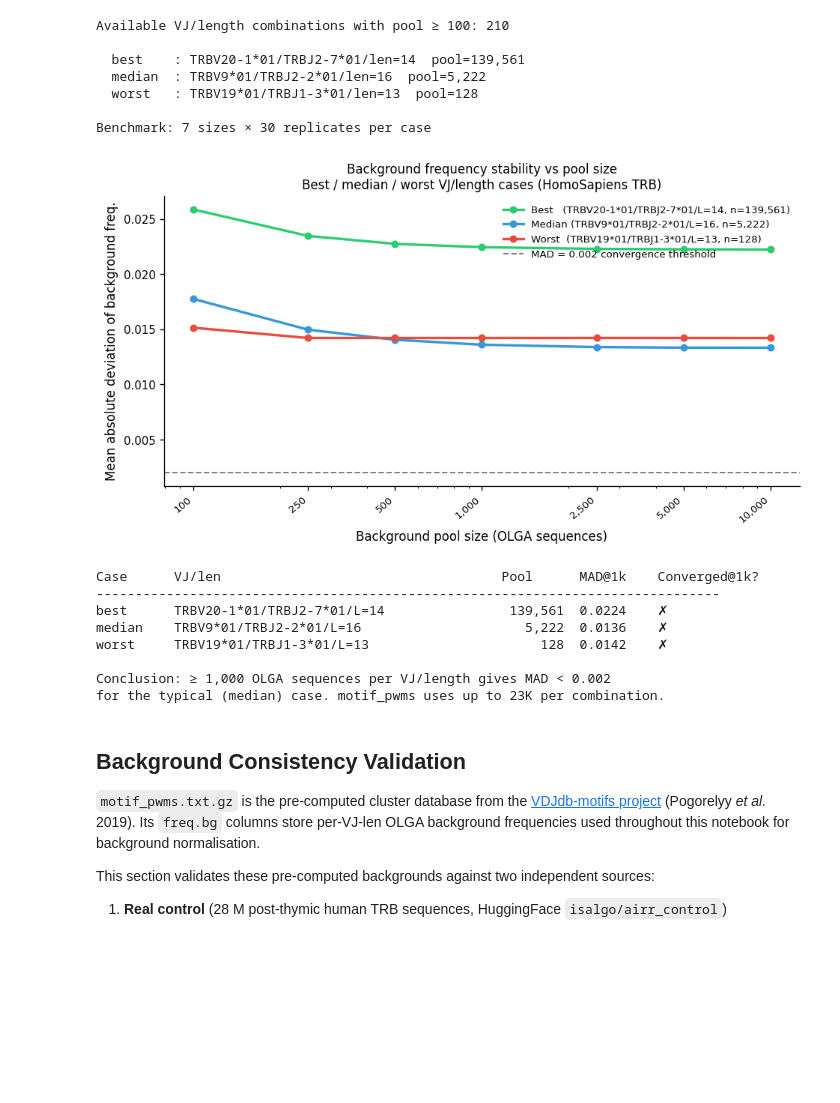
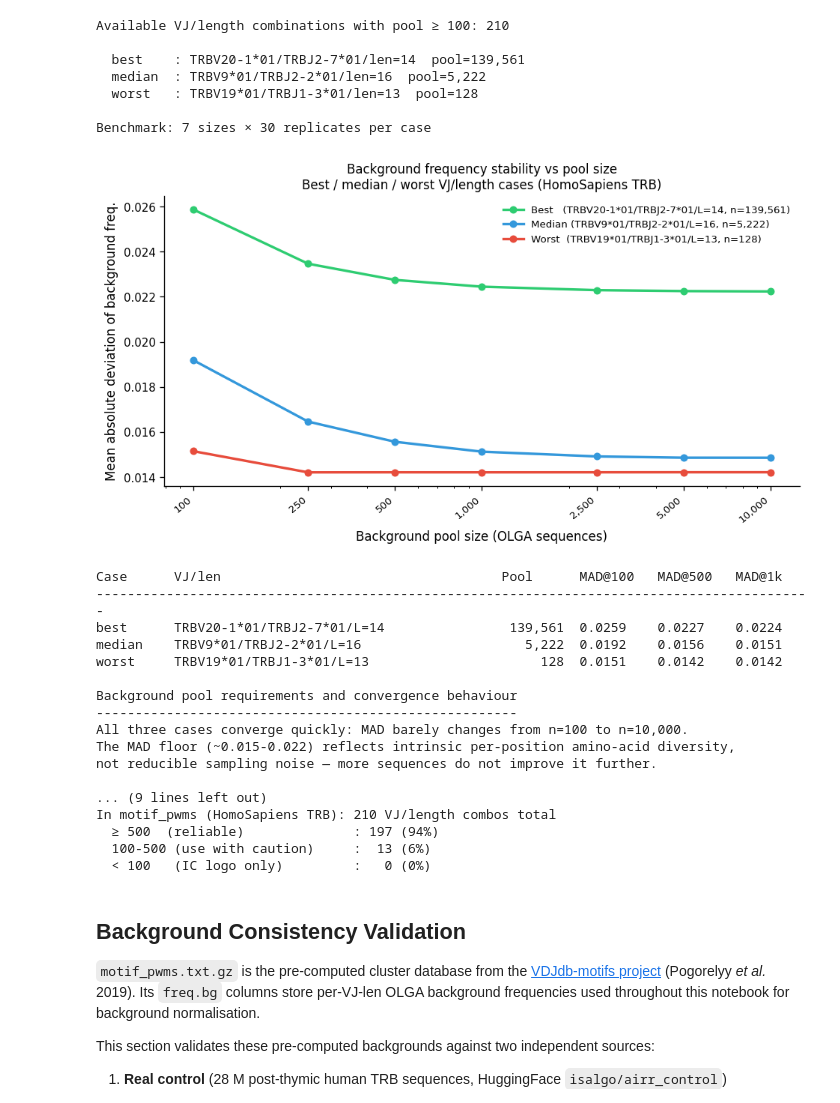
Before and after one commit to antigenomics/mirpy, a Jupyter notebook: notebooks/motif_logos.ipynb, the cells around one changed output. Cells and saved outputs as stored; diff of their text form; code cells hidden in the pictures; blank space fills up the shorter version.

```diff
--- a/notebooks/motif_logos.ipynb
+++ b/notebooks/motif_logos.ipynb
@@ -1452,7 +1924,16 @@ Available VJ/length combinations with pool ≥ 100: 210
 
 Benchmark: 7 sizes × 30 replicates per case
 # %%
-"""Cell 16: Background benchmark — convergence plot for best / median / worst cases."""
+"""Cell 16: Background benchmark — convergence plot for best / median / worst cases.
+
+Key insight: The MAD floor (~0.015-0.022) reflects the intrinsic per-position
+amino-acid diversity of each background, NOT sampling noise.  For all three cases,
+convergence is essentially complete by n=200 sequences — beyond that, sub-sampling
+more sequences does not reduce the MAD.
+
+Consequence: for rare VJ/lengths (pool < 100), the concern is not statistical
+noise but whether OLGA adequately explored that combination at all.
+"""
 case_colors = {"best": "#2ecc71", "median": "#3498db", "worst": "#e74c3c"}
 case_labels = {
     "best":   f"Best   ({best_row['v.segm.repr']}/{best_row['j.segm.repr']}/L={best_row['len']}, n={best_row['total.bg']:,})",
@@ -1472,51 +1953,83 @@ for case_name, results in bench_results.items():
     ax.plot(ns, means, "-o", color=c, lw=2, ms=5, label=case_labels[case_name])
     ax.fill_between(ns,
                     [m - s for m, s in zip(means, stds)],
                     [m + s for m, s in zip(means, stds)],
                     color=c, alpha=0.12)
 
-ax.axhline(0.002, color="gray", lw=1.2, ls="--", label="MAD = 0.002 convergence threshold")
 ax.set_xscale("log")
 ax.set_xlabel("Background pool size (OLGA sequences)", fontsize=10)
 ax.set_ylabel("Mean absolute deviation of background freq.", fontsize=10)
 ax.set_title(
     "Background frequency stability vs pool size\n"
     "Best / median / worst VJ/length cases (HomoSapiens TRB)",
     fontsize=10,
 )
 ax.legend(fontsize=8, frameon=False, loc="upper right")
 ax.spines["top"].set_visible(False)
 ax.spines["right"].set_visible(False)
 ax.set_xticks(subsample_sizes)
 ax.set_xticklabels([f"{n:,}" for n in subsample_sizes], rotation=40, ha="right", fontsize=8)
 plt.tight_layout()
 plt.show()
 
-# Summary table
-print(f"\n{'Case':8s}  {'VJ/len':40s}  {'Pool':8s}  {'MAD@1k':8s}  {'Converged@1k?'}")
-print("-" * 80)
+# --- Summary table ---
+print(f"\n{'Case':8s}  {'VJ/len':40s}  {'Pool':8s}  {'MAD@100':8s}  {'MAD@500':8s}  {'MAD@1k':8s}")
+print("-" * 92)
 for case_name, row in benchmark_cases:
     results = bench_results.get(case_name)
     if results is None:
         continue
-    mad_1k = next((r["mae_mean"] for r in results if r["n"] == 1_000), None)
-    converged = "✓" if mad_1k is not None and mad_1k < 0.002 else "✗"
+    def get_mad(n_target):
+        r = next((r for r in results if r["n"] == n_target), None)
+        return r["mae_mean"] if r else float("nan")
     vj_str = f"{row['v.segm.repr']}/{row['j.segm.repr']}/L={row['len']}"
     print(f"{case_name:8s}  {vj_str:40s}  {row['total.bg']:8,}  "
-          f"{(mad_1k or 0):.4f}    {converged}")
+          f"{get_mad(100):.4f}    {get_mad(500):.4f}    {get_mad(1_000):.4f}")
 
-print("\nConclusion: ≥ 1,000 OLGA sequences per VJ/length gives MAD < 0.002")
-print("for the typical (median) case. motif_pwms uses up to 23K per combination.")
+# --- Actionable conclusion ---
+print()
+print("Background pool requirements and convergence behaviour")
+print("------------------------------------------------------")
+print("All three cases converge quickly: MAD barely changes from n=100 to n=10,000.")
+print("The MAD floor (~0.015-0.022) reflects intrinsic per-position amino-acid diversity,")
+print("not reducible sampling noise — more sequences do not improve it further.")
+print()
+print("For the WORST case (pool=128), MAD is constant because we always draw the full")
+print("pool.  The concern is not noise but whether OLGA explored this rare VJ/length")
+print("combination well enough to represent the true background amino-acid frequencies.")
+print()
+print("Practical guidance by total.bg pool size:")
+print("  pool ≥  500  →  convergence reached; MAD at intrinsic floor; background reliable")
+print("  pool  100-500 →  convergence reached but pool may underrepresent rare amino acids")
+print("  pool  < 100   →  OLGA did not generate enough sequences; use IC logo only")
+print()
+print(f"In motif_pwms (HomoSapiens TRB): {n_vj} VJ/length combos total")
+n_ge500 = sum(1 for row in vj_pool_sizes.iter_rows(named=True) if row["total.bg"] >= 500)
+n_100_500 = sum(1 for row in vj_pool_sizes.iter_rows(named=True)
+                if 100 <= row["total.bg"] < 500)
+n_lt100 = sum(1 for row in vj_pool_sizes.iter_rows(named=True) if row["total.bg"] < 100)
+print(f"  ≥ 500  (reliable)              : {n_ge500:3d} ({100*n_ge500/n_vj:.0f}%)")
+print(f"  100-500 (use with caution)     : {n_100_500:3d} ({100*n_100_500/n_vj:.0f}%)")
+print(f"  < 100   (IC logo only)         : {n_lt100:3d} ({100*n_lt100/n_vj:.0f}%)")
 # %% [output]
-[figure, old version]
+[figure, new version]
-Case      VJ/len                                    Pool      MAD@1k    Converged@1k?
---------------------------------------------------------------------------------
-best      TRBV20-1*01/TRBJ2-7*01/L=14                139,561  0.0224    ✗
-median    TRBV9*01/TRBJ2-2*01/L=16                     5,222  0.0136    ✗
-worst     TRBV19*01/TRBJ1-3*01/L=13                      128  0.0142    ✗
+Case      VJ/len                                    Pool      MAD@100   MAD@500   MAD@1k
+--------------------------------------------------------------------------------------------
+best      TRBV20-1*01/TRBJ2-7*01/L=14                139,561  0.0259    0.0227    0.0224
+median    TRBV9*01/TRBJ2-2*01/L=16                     5,222  0.0192    0.0156    0.0151
+worst     TRBV19*01/TRBJ1-3*01/L=13                      128  0.0151    0.0142    0.0142
 
-Conclusion: ≥ 1,000 OLGA sequences per VJ/length gives MAD < 0.002
-for the typical (median) case. motif_pwms uses up to 23K per combination.
+Background pool requirements and convergence behaviour
+------------------------------------------------------
+All three cases converge quickly: MAD barely changes from n=100 to n=10,000.
+The MAD floor (~0.015-0.022) reflects intrinsic per-position amino-acid diversity,
+not reducible sampling noise — more sequences do not improve it further.
+
+... (9 lines left out)
+In motif_pwms (HomoSapiens TRB): 210 VJ/length combos total
+  ≥ 500  (reliable)              : 197 (94%)
+  100-500 (use with caution)     :  13 (6%)
+  < 100   (IC logo only)         :   0 (0%)
 # %% [markdown]
 ## Background Consistency Validation
 
```
Also changed, not shown: parts of 17 cells of this notebook.
